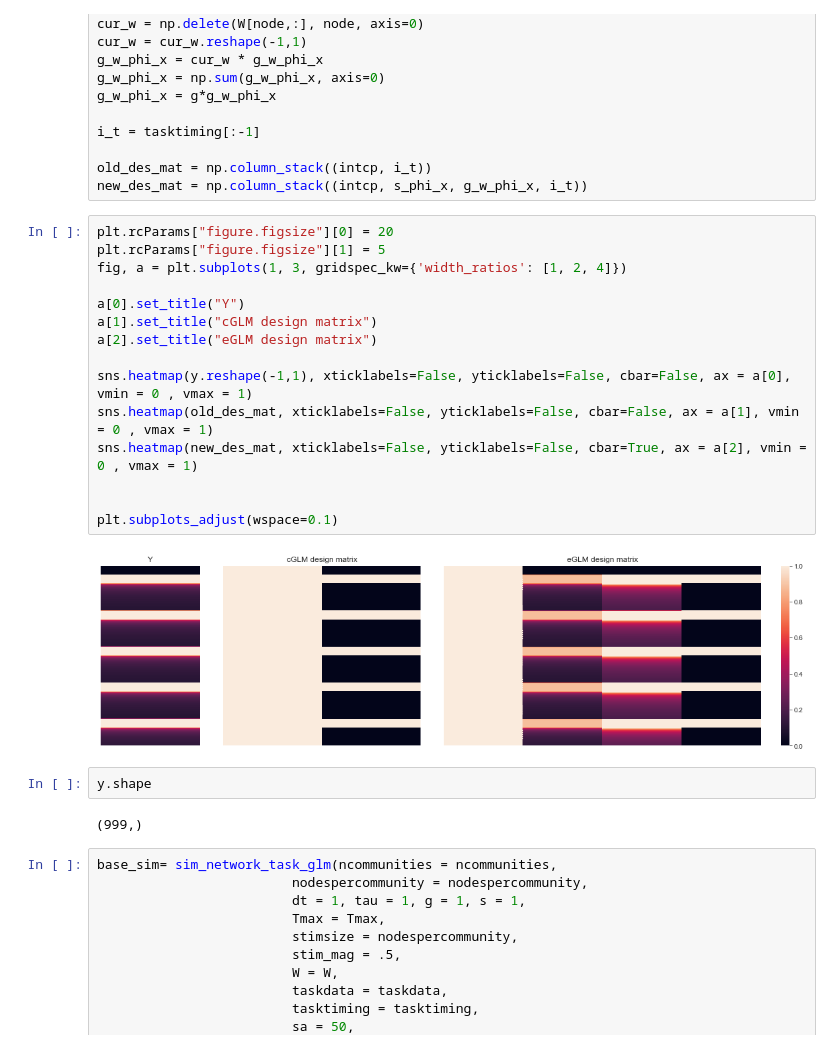
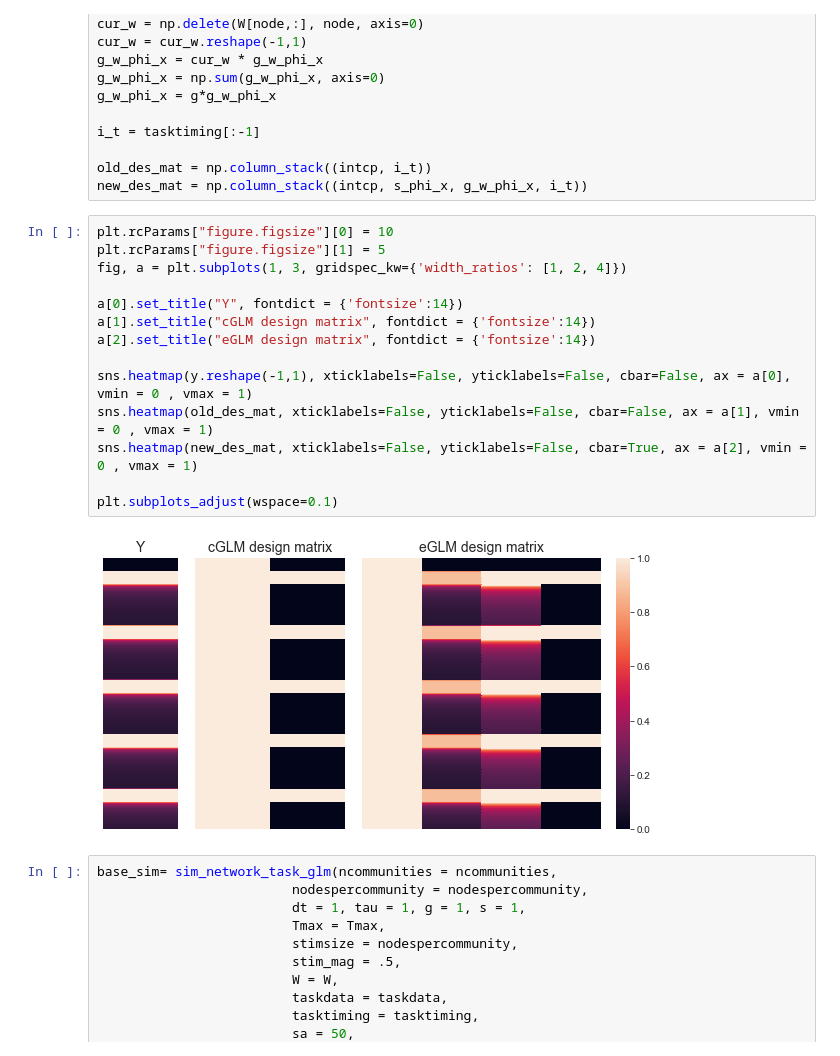
Before and after one commit to zenkavi/NeuralMassModels, a Jupyter notebook: TheoreticalResults/Zenkavi_Simulations/POC_minimal_model.ipynb, the cells around one changed output. Drawn from its saved outputs; the diff is of its cells as text.

Commit message:
plot details

```diff
--- a/TheoreticalResults/Zenkavi_Simulations/POC_minimal_model.ipynb
+++ b/TheoreticalResults/Zenkavi_Simulations/POC_minimal_model.ipynb
@@ -206,26 +206,21 @@ i_t = tasktiming[:-1]
 old_des_mat = np.column_stack((intcp, i_t))
 new_des_mat = np.column_stack((intcp, s_phi_x, g_w_phi_x, i_t))
 # %%
-plt.rcParams["figure.figsize"][0] = 20
+plt.rcParams["figure.figsize"][0] = 10
 plt.rcParams["figure.figsize"][1] = 5
 fig, a = plt.subplots(1, 3, gridspec_kw={'width_ratios': [1, 2, 4]})
 
-a[0].set_title("Y")
-a[1].set_title("cGLM design matrix")
-a[2].set_title("eGLM design matrix")
+a[0].set_title("Y", fontdict = {'fontsize':14})
+a[1].set_title("cGLM design matrix", fontdict = {'fontsize':14})
+a[2].set_title("eGLM design matrix", fontdict = {'fontsize':14})
 
 sns.heatmap(y.reshape(-1,1), xticklabels=False, yticklabels=False, cbar=False, ax = a[0], vmin = 0 , vmax = 1)
 sns.heatmap(old_des_mat, xticklabels=False, yticklabels=False, cbar=False, ax = a[1], vmin = 0 , vmax = 1)
 sns.heatmap(new_des_mat, xticklabels=False, yticklabels=False, cbar=True, ax = a[2], vmin = 0 , vmax = 1)
 
-
 plt.subplots_adjust(wspace=0.1)
 # %% [output]
-[figure, old version]
+[figure, new version]
-# %%
-y.shape
-# %% [output]
-(999,)
 # %%
 base_sim= sim_network_task_glm(ncommunities = ncommunities,
                          nodespercommunity = nodespercommunity,
```
